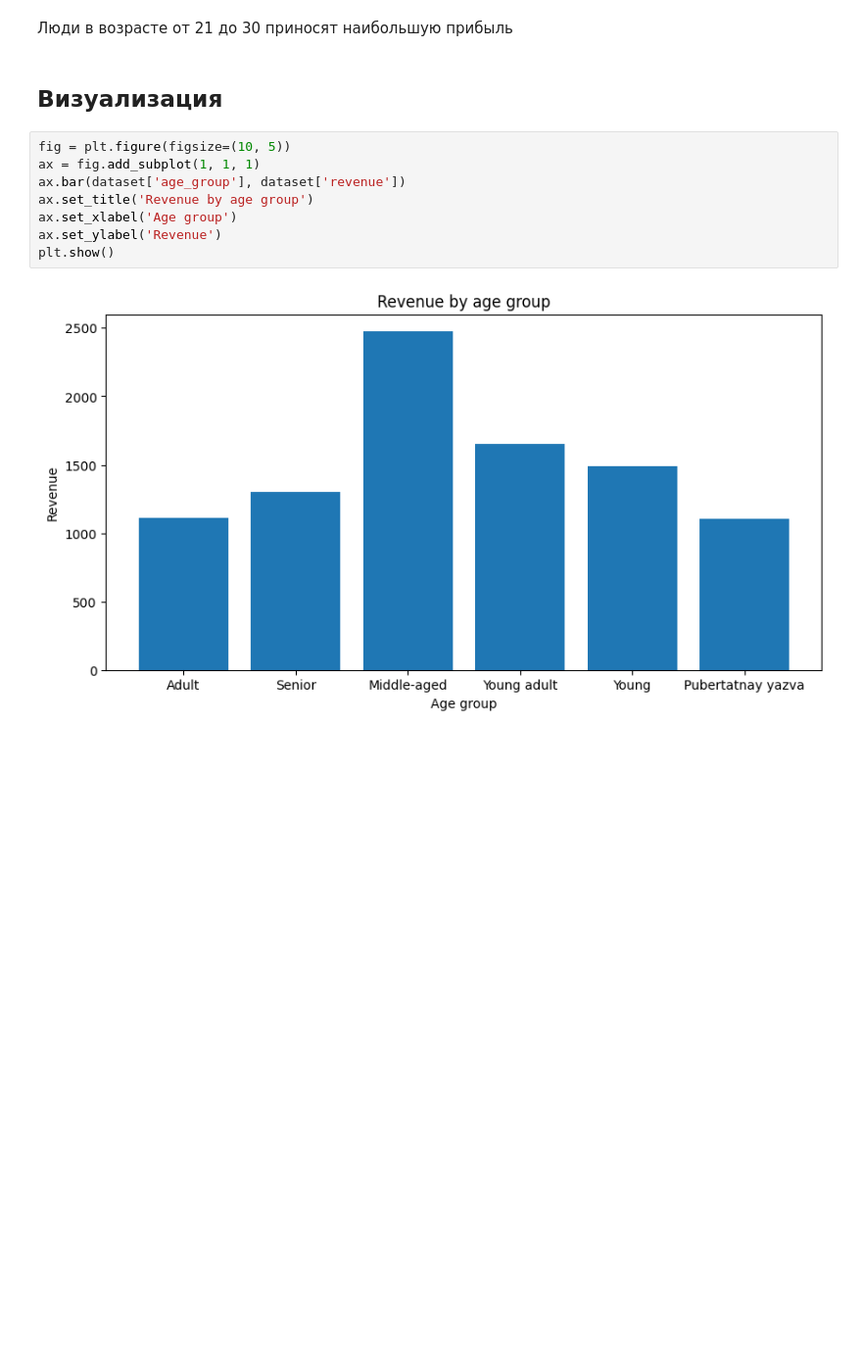
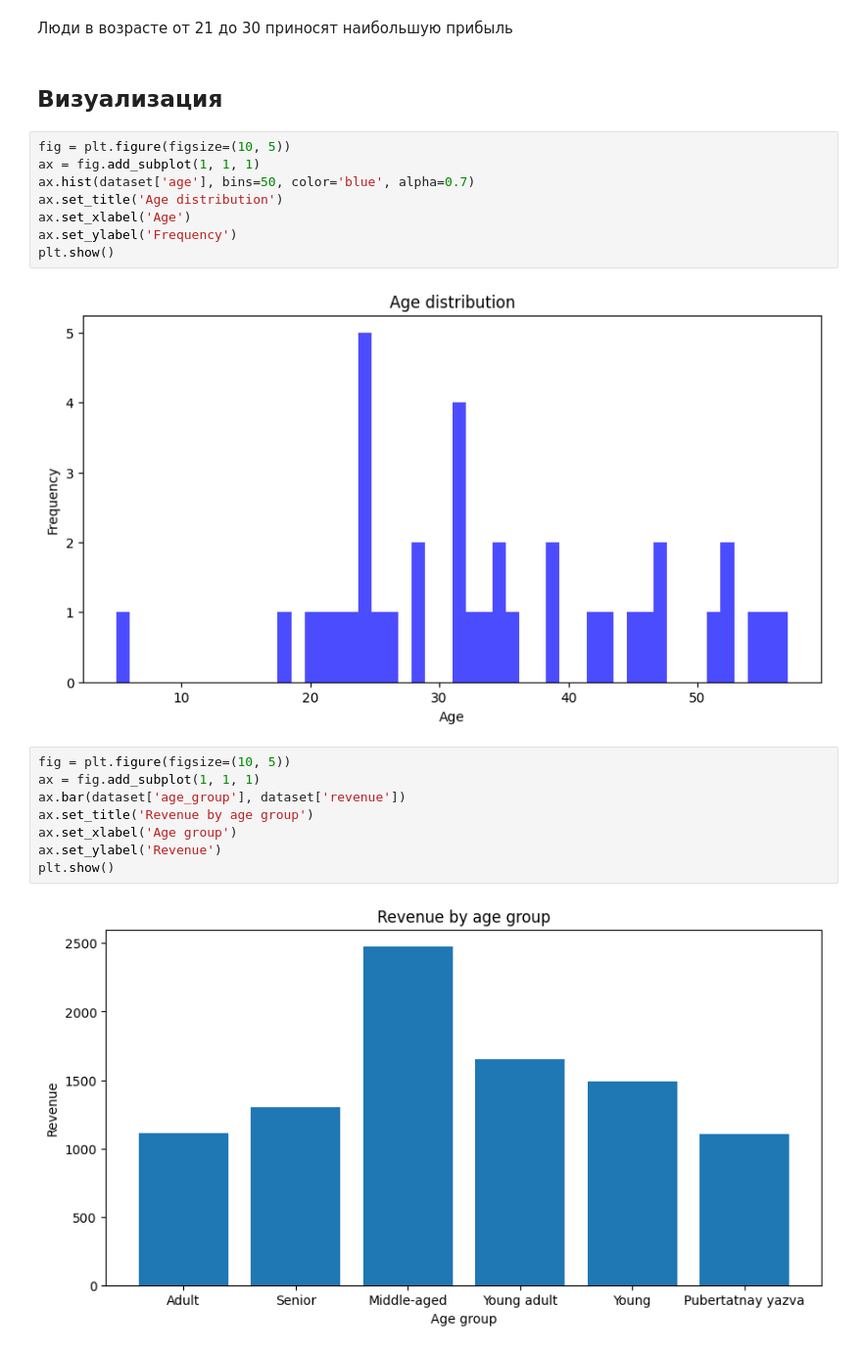
Before and after one commit to Doster-d/awesome-ai-engineer, a Jupyter notebook: homeworks/HW02/HW02.ipynb, the cells around one changed output. Shown: that part at 98% size. Cells and saved outputs as stored; diff of their text form; blank space fills up the shorter version.

Commit message:
tweak(HW2): add head and hist pic

```diff
--- a/homeworks/HW02/HW02.ipynb
+++ b/homeworks/HW02/HW02.ipynb
@@ -167,6 +176,16 @@ Old 0 nan
 Люди в возрасте от 21 до 30 приносят наибольшую прибыль
 # %% [markdown]
 ## Визуализация
+# %%
+fig = plt.figure(figsize=(10, 5))
+ax = fig.add_subplot(1, 1, 1)
+ax.hist(dataset['age'], bins=50, color='blue', alpha=0.7)
+ax.set_title('Age distribution')
+ax.set_xlabel('Age')
+ax.set_ylabel('Frequency')
+plt.show()
+# %% [output]
+[figure, added]
 # %%
 fig = plt.figure(figsize=(10, 5))
 ax = fig.add_subplot(1, 1, 1)
```
Also changed, not shown: parts of 2 cells of this notebook, 4 other files.
